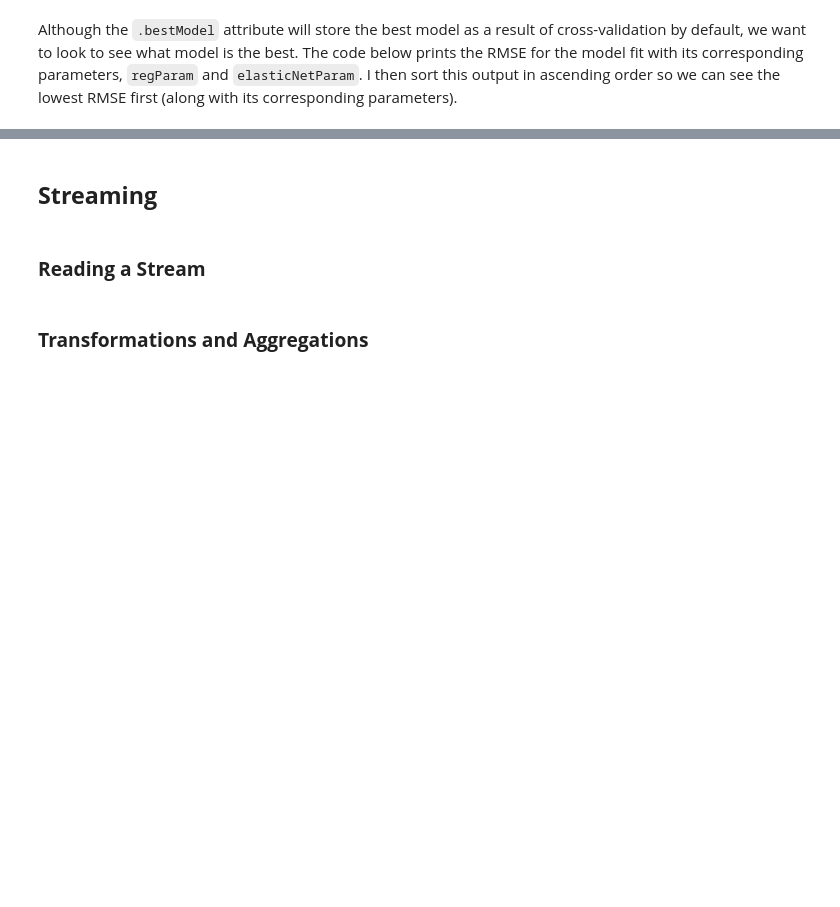
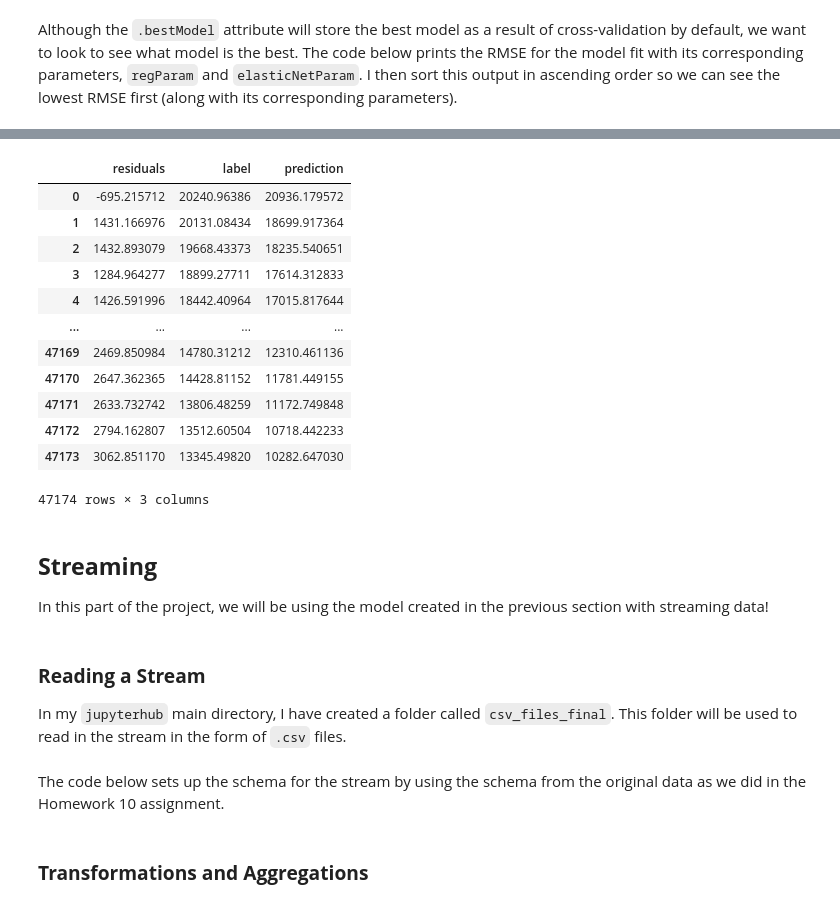
Before and after one commit to jlloring/ST-554_JLoring, a Jupyter notebook: Loring_FinalProject.ipynb, the cells around one changed output, grey strips where cells are left out. Drawn from its saved outputs; the diff is of its cells as text; code cells hidden in the pictures; blank space fills up the shorter version.

Commit message:
Finished Fitting Model section and began Streaming Data

```diff
--- a/Loring_FinalProject.ipynb
+++ b/Loring_FinalProject.ipynb
@@ -342,4 +362,29 @@ Best RMSE on Training (Full) Data: 2175.02561
+# %%
+# store previous model transformer in an object
+tf_11 = cvModel.transform(power_ML)
+
+# create residual column
+resids_label_preds = tf_11.withColumn("residuals", col("label") - col("prediction"))
+resids_label_preds.select("residuals", "label", "prediction").toPandas()
+# %% [output]
+|  | residuals | label | prediction |
+| 0 | -695.215712 | 20240.96386 | 20936.179572 |
+| 1 | 1431.166976 | 20131.08434 | 18699.917364 |
+| 2 | 1432.893079 | 19668.43373 | 18235.540651 |
+| 3 | 1284.964277 | 18899.27711 | 17614.312833 |
+| 4 | 1426.591996 | 18442.40964 | 17015.817644 |
+| ... | ... | ... | ... |
+| 47169 | 2469.850984 | 14780.31212 | 12310.461136 |
+| 47170 | 2647.362365 | 14428.81152 | 11781.449155 |
+| 47171 | 2633.732742 | 13806.48259 | 11172.749848 |
+| 47172 | 2794.162807 | 13512.60504 | 10718.442233 |
+| 47173 | 3062.851170 | 13345.49820 | 10282.647030 |
+47174 rows × 3 columns
 # %% [markdown]
 ## **Streaming**
+In this part of the project, we will be using the model created in the previous section with streaming data!
 # %% [markdown]
 ### **Reading a Stream**
+In my `jupyterhub` main directory, I have created a folder called `csv_files_final`. This folder will be used to read in the stream in the form of `.csv` files.
+# %% [markdown]
+The code below sets up the schema for the stream by using the schema from the original data as we did in the Homework 10 assignment.
```
Also changed, not shown: parts of 10 cells of this notebook.
